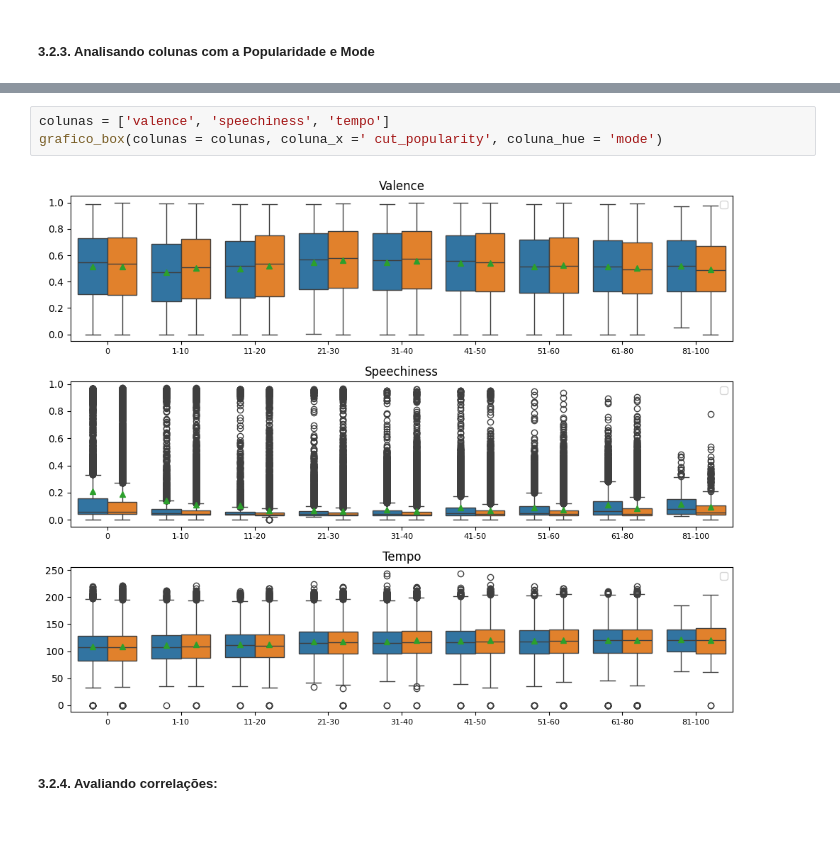
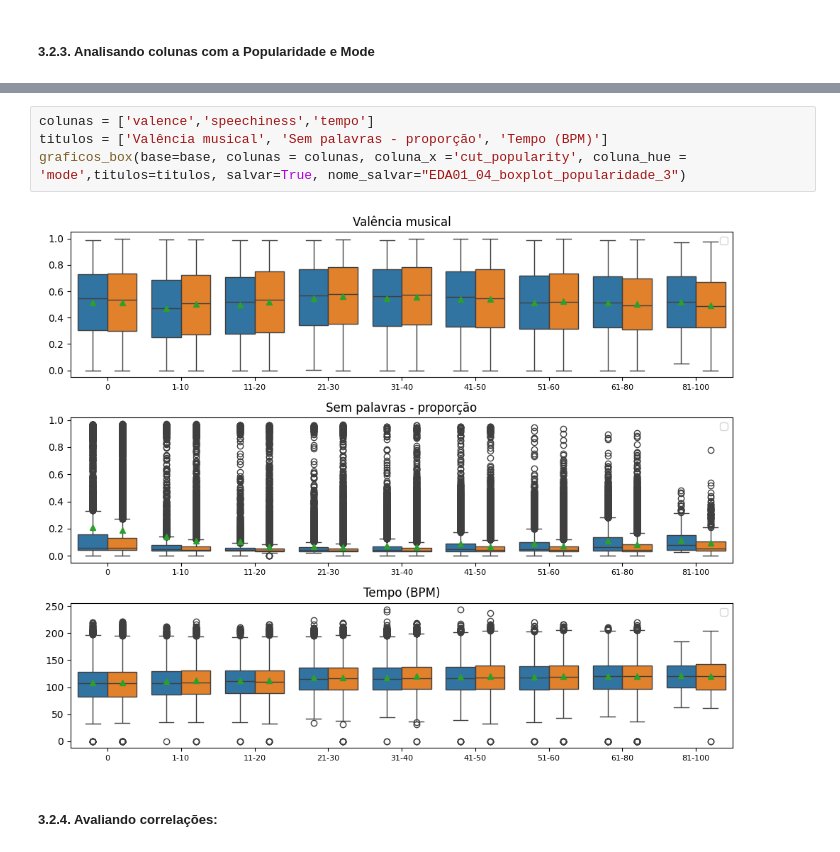
Before and after one commit to Thicon/Clusterizacao-Musicas-Spotify, a Jupyter notebook: notebooks/01_EDA_pt1.ipynb, the cells around one changed output, grey strips where cells are left out. Drawn from its saved outputs; the diff is of its cells as text.

```diff
--- a/notebooks/01_EDA_pt1.ipynb
+++ b/notebooks/01_EDA_pt1.ipynb
@@ -470,8 +479,9 @@ grafico_box(colunas = colunas, coluna_x =' cut_popularity', coluna_hue = 'mode')
 # %%
-colunas = ['valence', 'speechiness', 'tempo']
-grafico_box(colunas = colunas, coluna_x =' cut_popularity', coluna_hue = 'mode')
+colunas = ['valence','speechiness','tempo']
+titulos = ['Valência musical', 'Sem palavras - proporção', 'Tempo (BPM)']
+graficos_box(base=base, colunas = colunas, coluna_x ='cut_popularity', coluna_hue = 'mode',titulos=titulos, salvar=True, nome_salvar="EDA01_04_boxplot_popularidade_3")
 # %% [output]
-[figure, old version]
+[figure, new version]
 # %% [markdown]
 ##### **3.2.4. Avaliando correlações:**
 # %%
```
Also changed, not shown: parts of 24 cells of this notebook, 34 other files.
